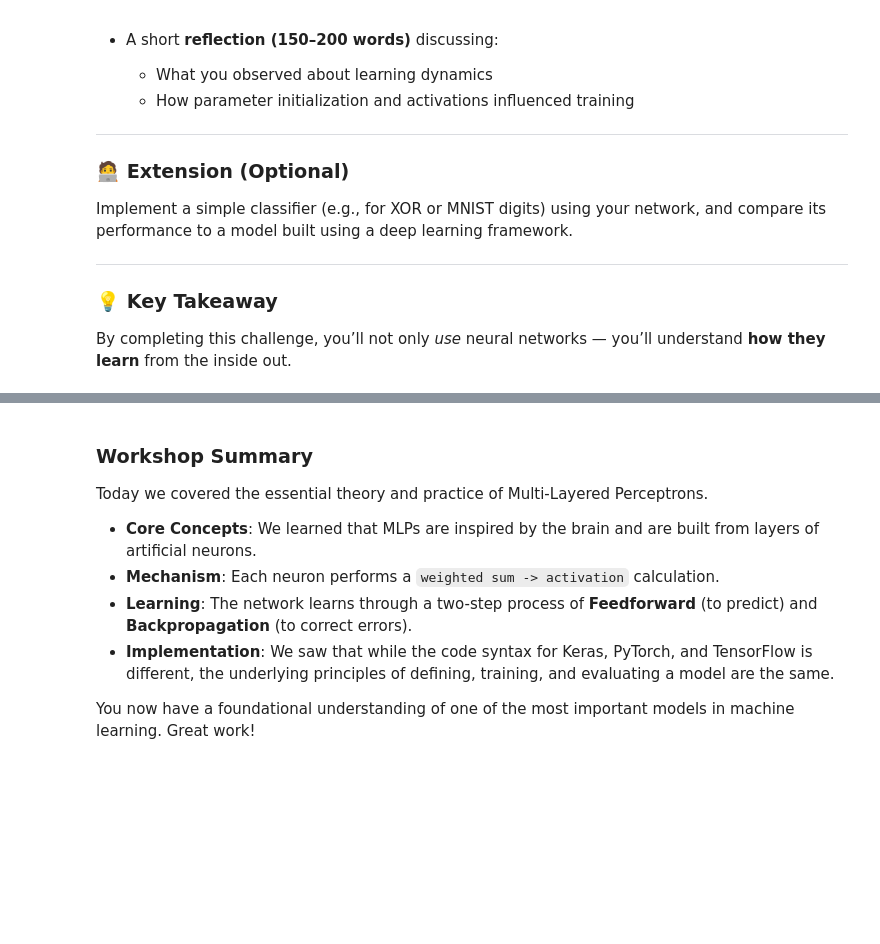
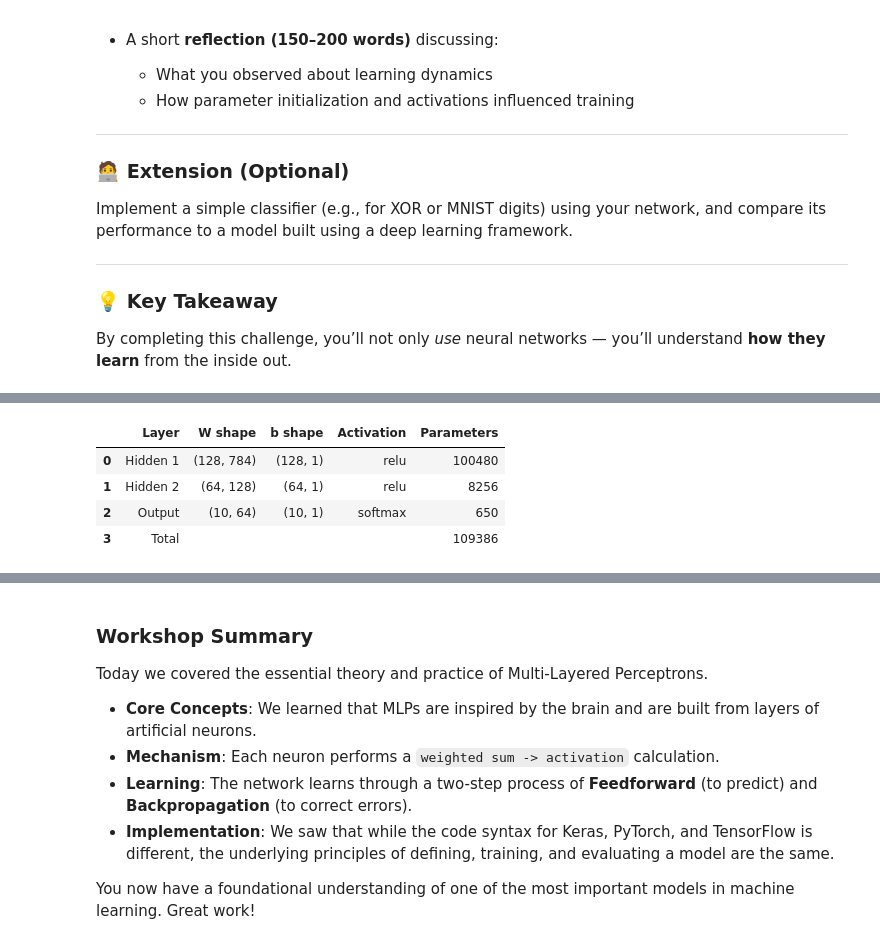
Before and after one commit to JohnBuni/MultiLayerPerceptrons_Workshop, a Jupyter notebook: MultiLayerPerceptrons_Workshop.ipynb, the cells around one changed output, grey strips where cells are left out. Saved outputs shown, nothing was run; the diff lists cells and outputs as text; code cells hidden in the pictures; blank space fills up the shorter version.

```diff
--- a/MultiLayerPerceptrons_Workshop.ipynb
+++ b/MultiLayerPerceptrons_Workshop.ipynb
@@ -729,0 +1033,9 @@ By completing this challenge, you’ll not only *use* neural networks — you’
+# %%
+setup = NetworkSetup(layer_dims=(784, 128, 64, 10), hidden_activation="relu", init="he")
+setup.summary()
+# %% [output]
+|  | Layer | W shape | b shape | Activation | Parameters |
+| 0 | Hidden 1 | (128, 784) | (128, 1) | relu | 100480 |
+| 1 | Hidden 2 | (64, 128) | (64, 1) | relu | 8256 |
+| 2 | Output | (10, 64) | (10, 1) | softmax | 650 |
+| 3 | Total |  |  |  | 109386 |
```
Also changed, not shown: parts of 48 cells of this notebook, 6 other files.
